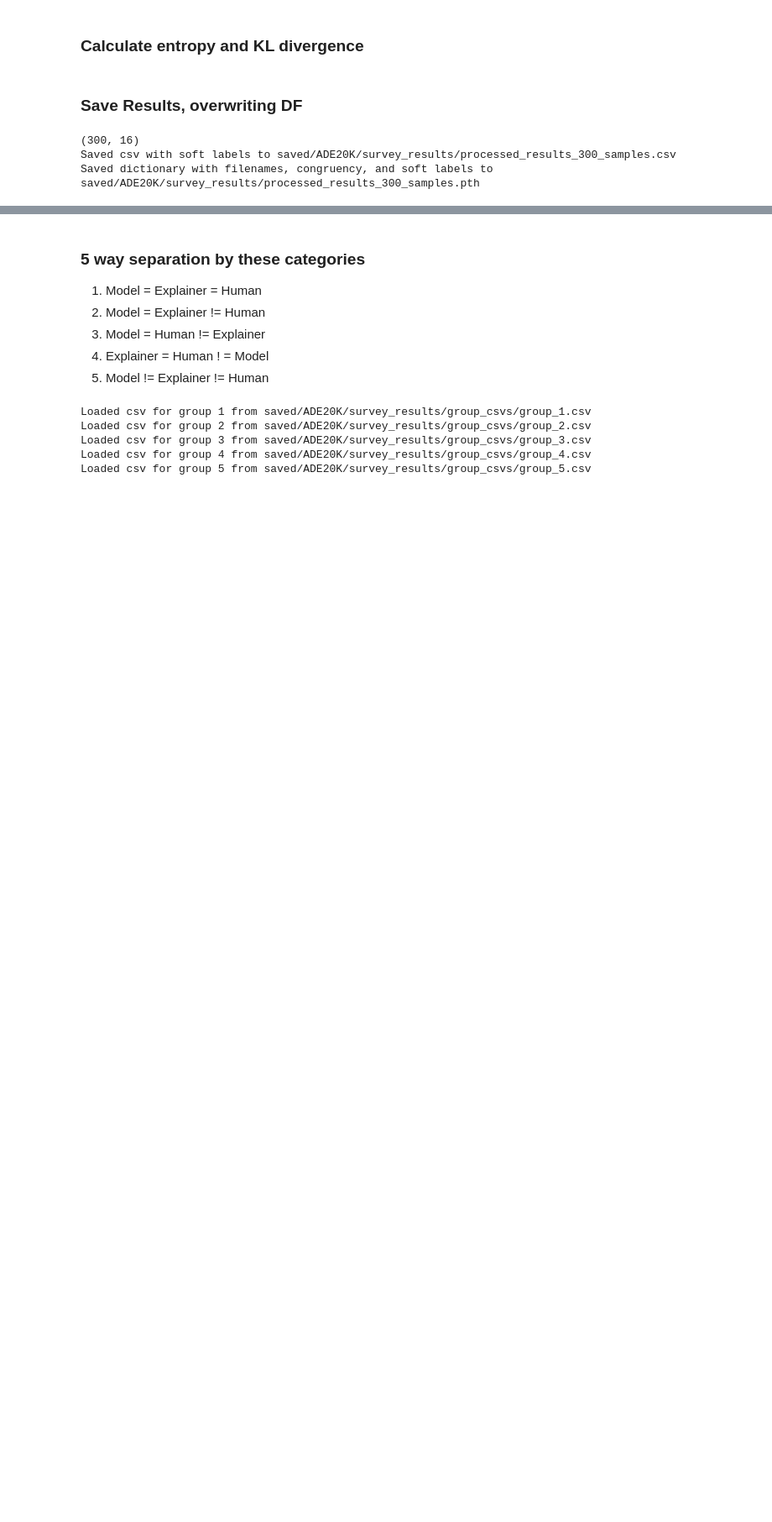
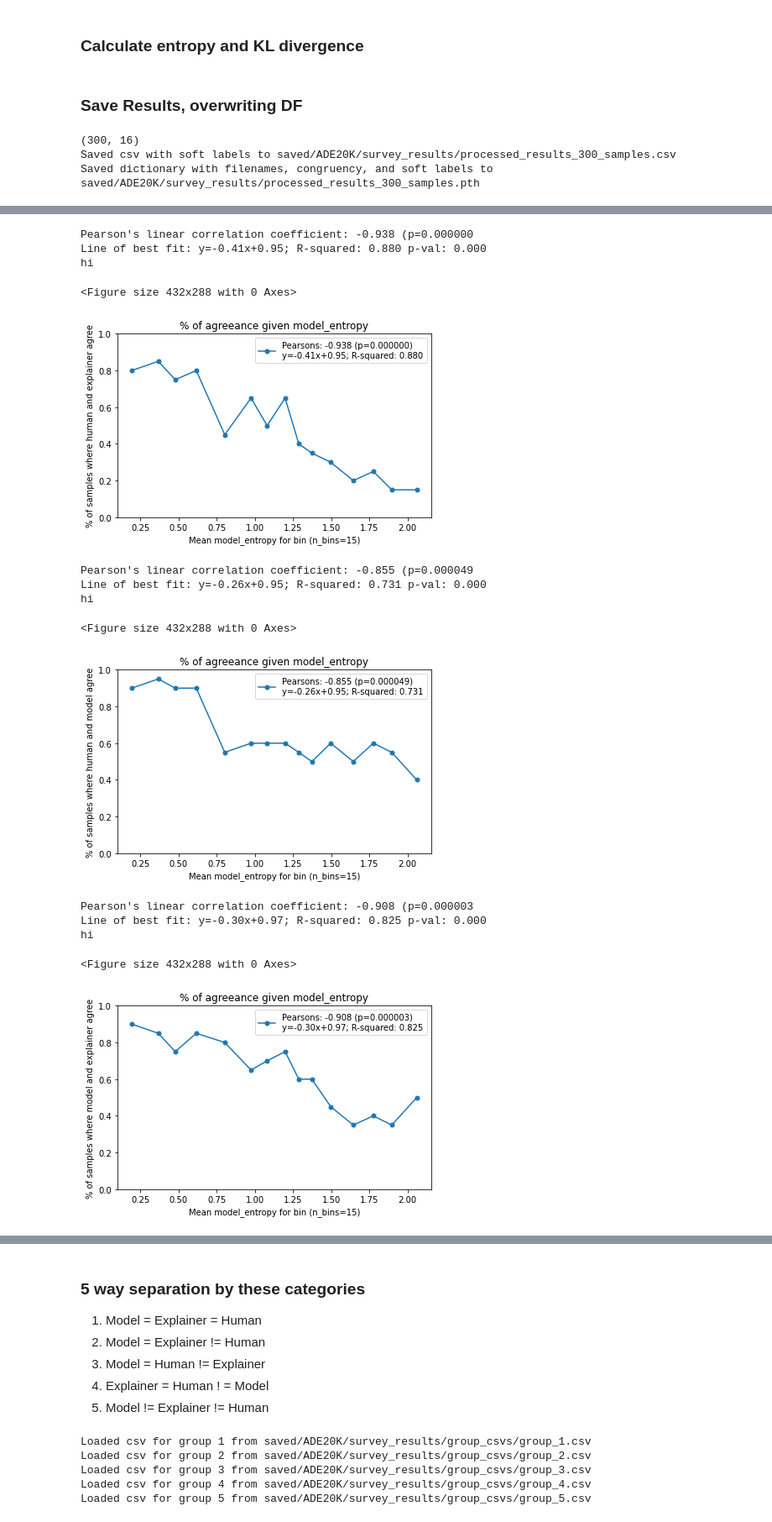
Before and after one commit to allisonchen23/explain-alignment, a Jupyter notebook: process_survey.ipynb, the cells around one changed output, grey strips where cells are left out. Shown at 84% size. Saved outputs shown, nothing was run; the diff lists cells and outputs as text; code cells hidden in the pictures; blank space fills up the shorter version.

```diff
--- a/process_survey.ipynb
+++ b/process_survey.ipynb
@@ -276,0 +558,34 @@ Saved dictionary with filenames, congruency, and soft labels to saved/ADE20K/sur
+# %%
+iv_names = ['model_entropy', 'model_scaled_t2c']
+n_bins = 15
+save_graph_dir = os.path.join(graph_dir, 'model_confusion')
+ensure_dir(save_graph_dir)
+
+plot_agreement(
+    df=df,
+    iv_names=iv_names,
+    n_bins=n_bins,
+    save_graph_dir=save_graph_dir)
+
+plot_agreement(
+    df=df,
+    iv_names=iv_names,
+    n_bins=n_bins,
+    save_graph_dir=save_graph_dir,
+    save_separate=False)
+# %% [output]
+Pearson's linear correlation coefficient: -0.938 (p=0.000000
+Line of best fit: y=-0.41x+0.95; R-squared: 0.880 p-val: 0.000
+hi
+<Figure size 432x288 with 0 Axes>
+[figure, added]
+Pearson's linear correlation coefficient: -0.855 (p=0.000049
+Line of best fit: y=-0.26x+0.95; R-squared: 0.731 p-val: 0.000
+hi
+<Figure size 432x288 with 0 Axes>
+[figure, added]
+Pearson's linear correlation coefficient: -0.908 (p=0.000003
+Line of best fit: y=-0.30x+0.97; R-squared: 0.825 p-val: 0.000
+hi
+<Figure size 432x288 with 0 Axes>
+[figure, added]
```
Also changed, not shown: parts of 43 cells of this notebook, 1 other file.
